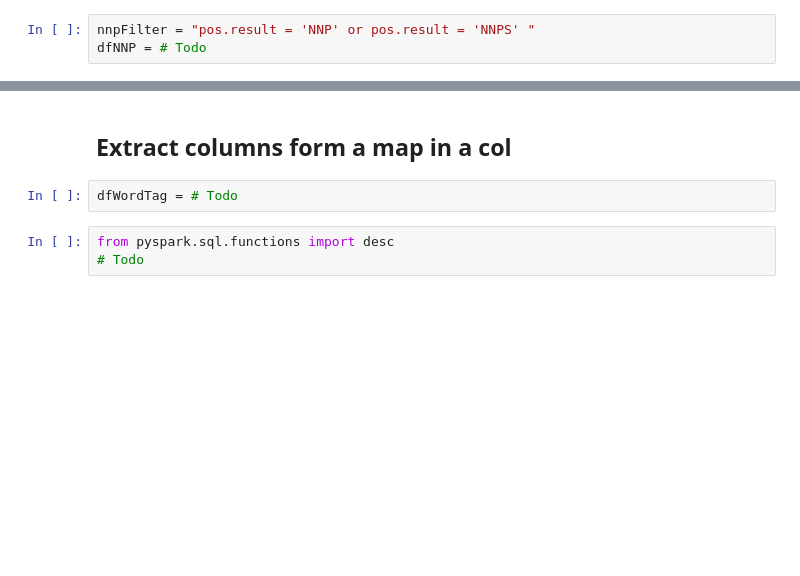
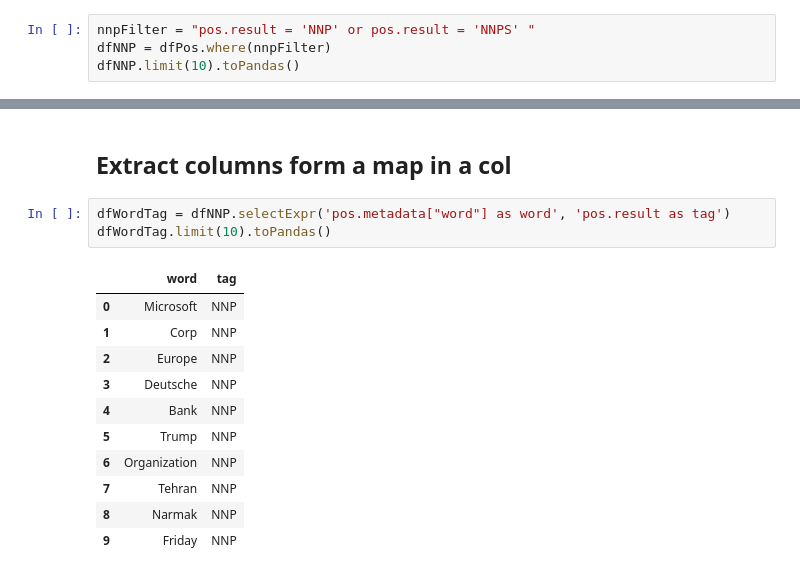
Before and after one commit to srkucd/data_lake, a Jupyter notebook: Exercise 2 - Advanced Analytics NLP.ipynb, the cells around one changed output, grey strips where cells are left out. Saved outputs shown, nothing was run; the diff lists cells and outputs as text; blank space fills up the shorter version.

```diff
--- a/Exercise 2 - Advanced Analytics NLP.ipynb
+++ b/Exercise 2 - Advanced Analytics NLP.ipynb
@@ -99,4 +161,5 @@ dfPos= # Todo
 ## Keep only proper nouns NNP or NNPS
 # %%
 nnpFilter = "pos.result = 'NNP' or pos.result = 'NNPS' "
-dfNNP = # Todo
+dfNNP = dfPos.where(nnpFilter)
+dfNNP.limit(10).toPandas()
@@ -103,7 +178,17 @@ dfNNP = # Todo
 # %% [markdown]
 ## Extract columns form a map in a col
-# %%
-dfWordTag = # Todo
-# %%
-from pyspark.sql.functions import desc
-# Todo
+# %%
+dfWordTag = dfNNP.selectExpr('pos.metadata["word"] as word', 'pos.result as tag')
+dfWordTag.limit(10).toPandas()
+# %% [output]
+|  | word | tag |
+| 0 | Microsoft | NNP |
+| 1 | Corp | NNP |
+| 2 | Europe | NNP |
+| 3 | Deutsche | NNP |
+| 4 | Bank | NNP |
+| 5 | Trump | NNP |
+| 6 | Organization | NNP |
+| 7 | Tehran | NNP |
+| 8 | Narmak | NNP |
+| 9 | Friday | NNP |
```
Also changed, not shown: parts of 11 cells of this notebook.
